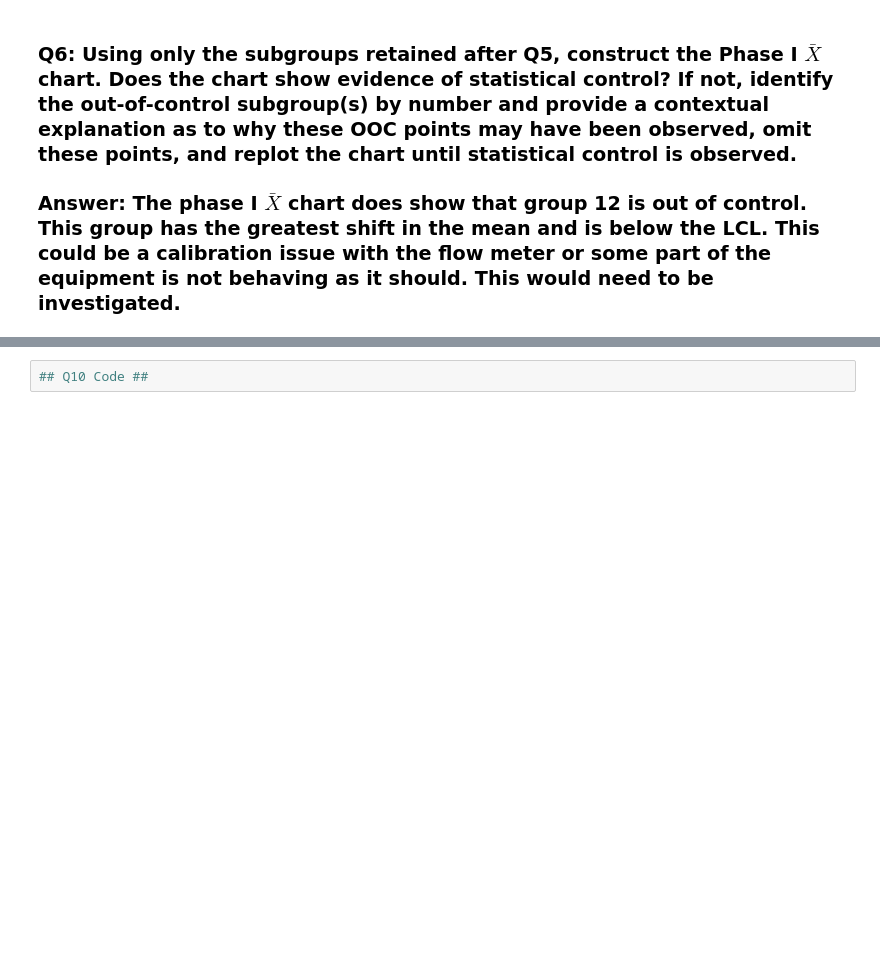
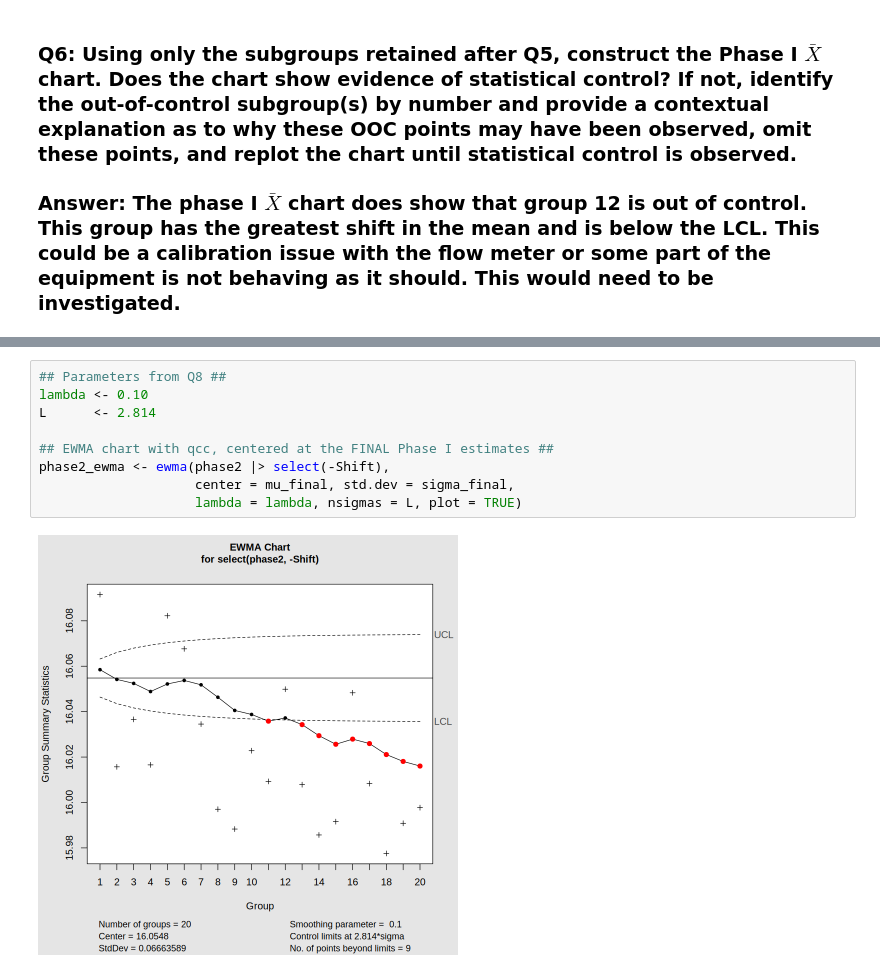
Before and after one commit to Bishop13/STAT-7110-Quality-Control, a Jupyter notebook: Assignments/HW2/STAT-7110-HW2.ipynb, the cells around one changed output, grey strips where cells are left out. Drawn from its saved outputs; the diff is of its cells as text; blank space fills up the shorter version.

```diff
--- a/Assignments/HW2/STAT-7110-HW2.ipynb
+++ b/Assignments/HW2/STAT-7110-HW2.ipynb
@@ -168,4 +194,13 @@ round(c(FNC = FNC, Cp = Cp, Cpk = Cpk, Cpm = Cpm), 6)
 # %%
-## Q10 Code ##
+## Parameters from Q8 ##
+lambda <- 0.10
+L      <- 2.814
+
+## EWMA chart with qcc, centered at the FINAL Phase I estimates ##
+phase2_ewma <- ewma(phase2 |> select(-Shift),
+                    center = mu_final, std.dev = sigma_final,
+                    lambda = lambda, nsigmas = L, plot = TRUE)
+# %% [output]
+[figure, added]
 # %% [markdown]
 ### Q11: Compare the results of Q9 and Q10. Which chart detected the shift more quickly, if either? Is this consistent with what you would expect, given what you know about the relative sensitivity of CUSUM and EWMA charts to small, sustained shifts? Briefly explain.
```
Also changed, not shown: parts of 12 cells of this notebook.
